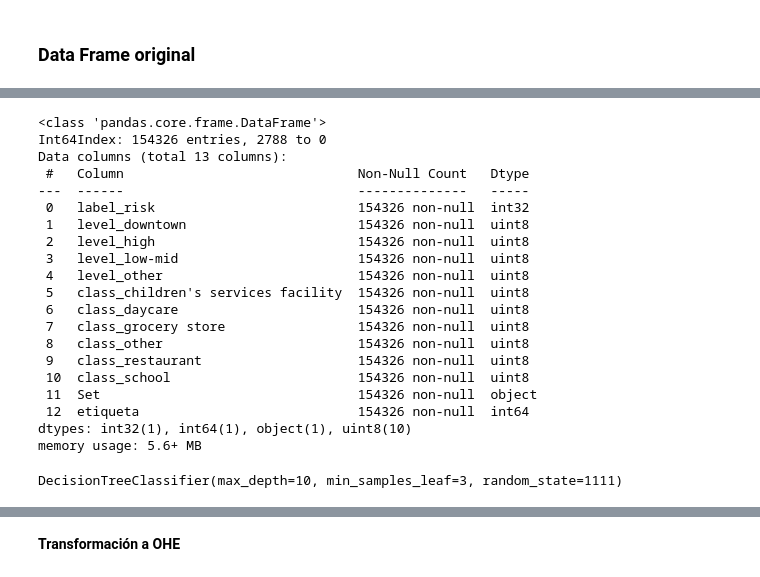
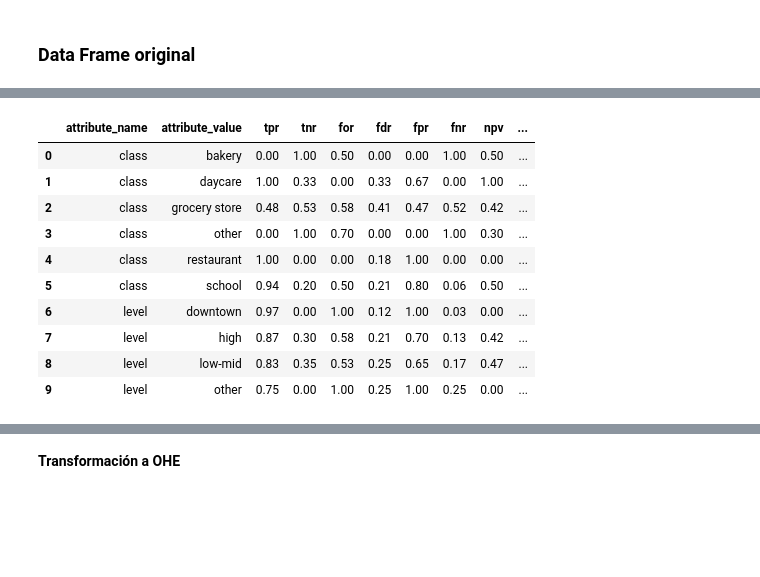
Before and after one commit to jlrzarcor/ITAM-dpa2021, a Jupyter notebook: notebooks/Pipeline.ipynb, the cells around one changed output, grey strips where cells are left out. Saved outputs shown, nothing was run; the diff lists cells and outputs as text; code cells hidden in the pictures; blank space fills up the shorter version.

```diff
--- a/notebooks/Pipeline.ipynb
+++ b/notebooks/Pipeline.ipynb
@@ -388,13 +388,17 @@ def bias_fair(modelo,df_train_test,df_fe):
     predicted_scores = modelo.predict_proba(X_test)
 
     # Se conforma el DataFrame que necesita Aequitas para el sesgo e inequidad de la variable facility_type (class)
+    y_test2 = y_test.reset_index(drop=True)
+
     df_dummy = pd.DataFrame()
     df_dummy['scores'] = pd.Series(predicted_scores[:,1])
     df_dummy['predic'] = np.where(df_dummy['scores'] < 0.7,0,1)
+
     df_aeq = pd.DataFrame()
-    df_aeq['real'] = y_test
+    df_aeq['real'] = y_test2
     df_aeq['prediccion'] = df_dummy.predic
-    df_aeq['faciliy_type'] = df_fe['class'].tail(len(df_dummy.predic))
+    df_aeq['faciliy_type'] = df_fe['class'].tail(len(df_dummy.predic)).reset_index(drop=True)
+
     # Asignamos nuevos índices y los nombres de las columnas para que los reconozca la función
     df_aeq = df_aeq.reset_index(drop=True)
     df_aeq.columns = ['label_value','score','class']
@@ -406,9 +410,9 @@ def bias_fair(modelo,df_train_test,df_fe):
 
     # Se conforma el DataFrame que necesita Aequitas para el sesgo e inequidad de la variable zip (level)
     df_aeq2 = pd.DataFrame()
-    df_aeq2['real'] = y_test
-    df_aeq2['prediccion'] = df_dummy.predic
-    df_aeq2['zip'] = df_fe['level'].tail(len(df_dummy.predic))
+    df_aeq2['real'] = y_test2
+    df_aeq2['prediccion'] = df_dummy['predic']
+    df_aeq2['zip'] = df_fe['level'].tail(len(df_dummy.predic)).reset_index(drop=True)
     # Asignamos nuevos índices y los nombres de las columnas para que los reconozca la función
     df_aeq2 = df_aeq2.reset_index(drop=True)
     df_aeq2.columns = ['label_value','score','level']
@@ -421,9 +425,10 @@ def bias_fair(modelo,df_train_test,df_fe):
     df_labels = pd.DataFrame()
     df_labels['scores'] = pd.Series(predicted_scores[:,1])
     df_labels['predicted'] = np.where(df_dummy['scores'] < 0.7,0,1)
-    df_labels['label'] = y_test
+    df_labels['label'] = y_test2
 
     metrics = pd.concat([metrics1,metrics2]).reset_index(drop = True)
+    metrics = metrics.fillna(0)
 
     # Metadata
     n_groups = len(metrics1.attribute_value) + len(metrics2.attribute_value)
@@ -435,6 +440,6 @@ def bias_fair(modelo,df_train_test,df_fe):
 # %% [markdown]
 ### Data Frame original
 # %%
-df_raw = pickle.load(open("raw.pkl","rb"))
+df_raw = pickle.load(open("consecutive_raw.pkl","rb"))
 df_raw = pd.DataFrame(df_raw)
 df_raw.info()
@@ -519,32 +463,23 @@ Name: label_results, dtype: int64
 df_train_test, nrows_train, nrows_test = train(df_input)
 # %%
 df_train_test.info()
-# %% [output]
-<class 'pandas.core.frame.DataFrame'>
-Int64Index: 154326 entries, 2788 to 0
-Data columns (total 13 columns):
- #   Column                              Non-Null Count   Dtype
----  ------                              --------------   -----
- 0   label_risk                          154326 non-null  int32
- 1   level_downtown                      154326 non-null  uint8
- 2   level_high                          154326 non-null  uint8
- 3   level_low-mid                       154326 non-null  uint8
- 4   level_other                         154326 non-null  uint8
- 5   class_children's services facility  154326 non-null  uint8
- 6   class_daycare                       154326 non-null  uint8
- 7   class_grocery store                 154326 non-null  uint8
- 8   class_other                         154326 non-null  uint8
- 9   class_restaurant                    154326 non-null  uint8
- 10  class_school                        154326 non-null  uint8
- 11  Set                                 154326 non-null  object
- 12  etiqueta                            154326 non-null  int64
-dtypes: int32(1), int64(1), object(1), uint8(10)
-memory usage: 5.6+ MB
 # %%
 obj_model, best_tree, t_exec, test_mod, mean_scores, rank_model = model(df_train_test)
 # %%
 obj_model
-# %% [output]
-DecisionTreeClassifier(max_depth=10, min_samples_leaf=3, random_state=1111)
 # %%
 df_labels, metrics, n_groups, n_attribute, prop_pos_pred, prop_pos_real = bias_fair(obj_model,df_train_test,df_input)
+# %%
+metrics
+# %% [output]
+|  | attribute_name | attribute_value | tpr | tnr | for | fdr | fpr | fnr | npv | ... |
+| 0 | class | bakery | 0.00 | 1.00 | 0.50 | 0.00 | 0.00 | 1.00 | 0.50 | ... |
+| 1 | class | daycare | 1.00 | 0.33 | 0.00 | 0.33 | 0.67 | 0.00 | 1.00 | ... |
+| 2 | class | grocery store | 0.48 | 0.53 | 0.58 | 0.41 | 0.47 | 0.52 | 0.42 | ... |
+| 3 | class | other | 0.00 | 1.00 | 0.70 | 0.00 | 0.00 | 1.00 | 0.30 | ... |
+| 4 | class | restaurant | 1.00 | 0.00 | 0.00 | 0.18 | 1.00 | 0.00 | 0.00 | ... |
+| 5 | class | school | 0.94 | 0.20 | 0.50 | 0.21 | 0.80 | 0.06 | 0.50 | ... |
+| 6 | level | downtown | 0.97 | 0.00 | 1.00 | 0.12 | 1.00 | 0.03 | 0.00 | ... |
+| 7 | level | high | 0.87 | 0.30 | 0.58 | 0.21 | 0.70 | 0.13 | 0.42 | ... |
+| 8 | level | low-mid | 0.83 | 0.35 | 0.53 | 0.25 | 0.65 | 0.17 | 0.47 | ... |
+| 9 | level | other | 0.75 | 0.00 | 1.00 | 0.25 | 1.00 | 0.25 | 0.00 | ... |
```
Also changed, not shown: parts of 9 cells of this notebook, 1 other file.
